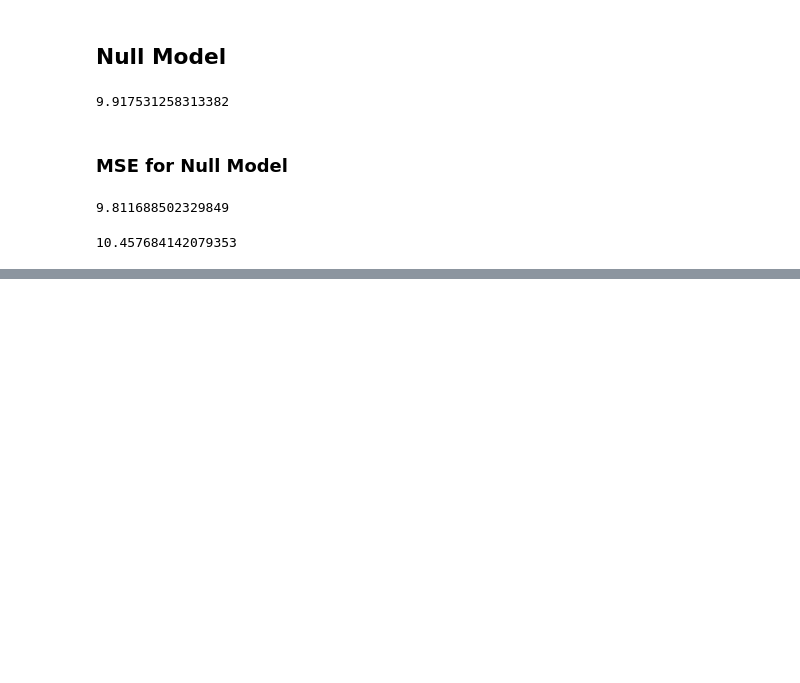
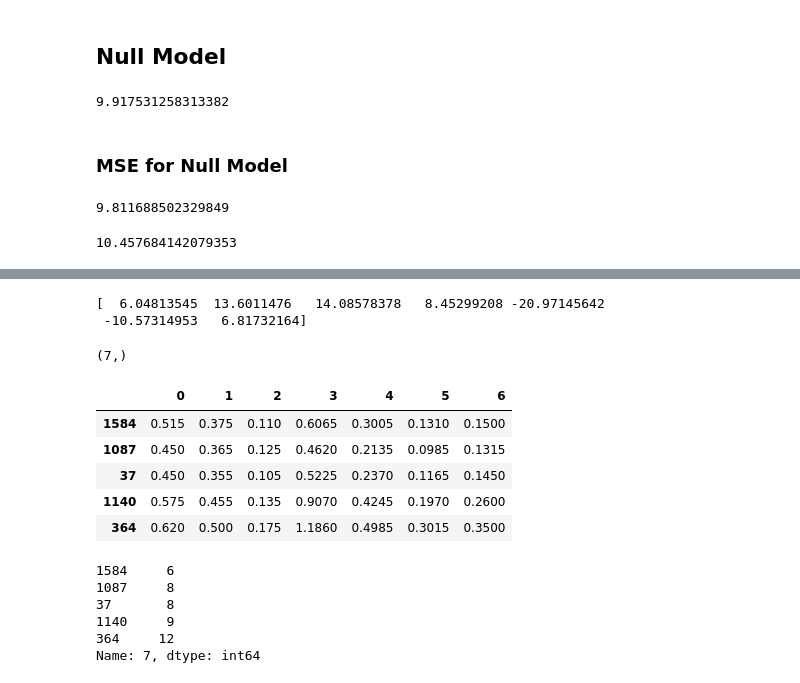
Before and after one commit to evan-stansell/Applied-ML-FSU, a Jupyter notebook: HW2/HW2 Notebook.ipynb, the cells around one changed output, grey strips where cells are left out. Cells and saved outputs as stored; diff of their text form; code cells hidden in the pictures; blank space fills up the shorter version.

```diff
--- a/HW2/HW2 Notebook.ipynb
+++ b/HW2/HW2 Notebook.ipynb
@@ -6,5 +10,5 @@ from sklearn.model_selection import train_test_split
 # %%
-abalone = pd.read_csv('C:\School\Applied ML FSU\Applied-ML-FSU\Data/abalone.csv', header = None)
+abalone = pd.read_csv('D:\School\Applied ML FSU\Applied-ML-FSU\Data/abalone.csv', header = None)
 # %%
 abalone.head()
 # %% [output]
@@ -63,0 +86,9 @@ print(MSE_train)
+# %%
+print(final)
+# %% [output]
+[  6.04813545  13.6011476   14.08578378   8.45299208 -20.97145642
+ -10.57314953   6.81732164]
+# %%
+final.shape
+# %% [output]
+(7,)
@@ -63,0 +102,18 @@ print(MSE_train)
+# %%
+X_train.head()
+# %% [output]
+|  | 0 | 1 | 2 | 3 | 4 | 5 | 6 |
+| 1584 | 0.515 | 0.375 | 0.110 | 0.6065 | 0.3005 | 0.1310 | 0.1500 |
+| 1087 | 0.450 | 0.365 | 0.125 | 0.4620 | 0.2135 | 0.0985 | 0.1315 |
+| 37 | 0.450 | 0.355 | 0.105 | 0.5225 | 0.2370 | 0.1165 | 0.1450 |
+| 1140 | 0.575 | 0.455 | 0.135 | 0.9070 | 0.4245 | 0.1970 | 0.2600 |
+| 364 | 0.620 | 0.500 | 0.175 | 1.1860 | 0.4985 | 0.3015 | 0.3500 |
+# %%
+y_train.head()
+# %% [output]
+1584     6
+1087     8
+37       8
+1140     9
+364     12
+Name: 7, dtype: int64
```
Also changed, not shown: parts of 43 cells of this notebook.
